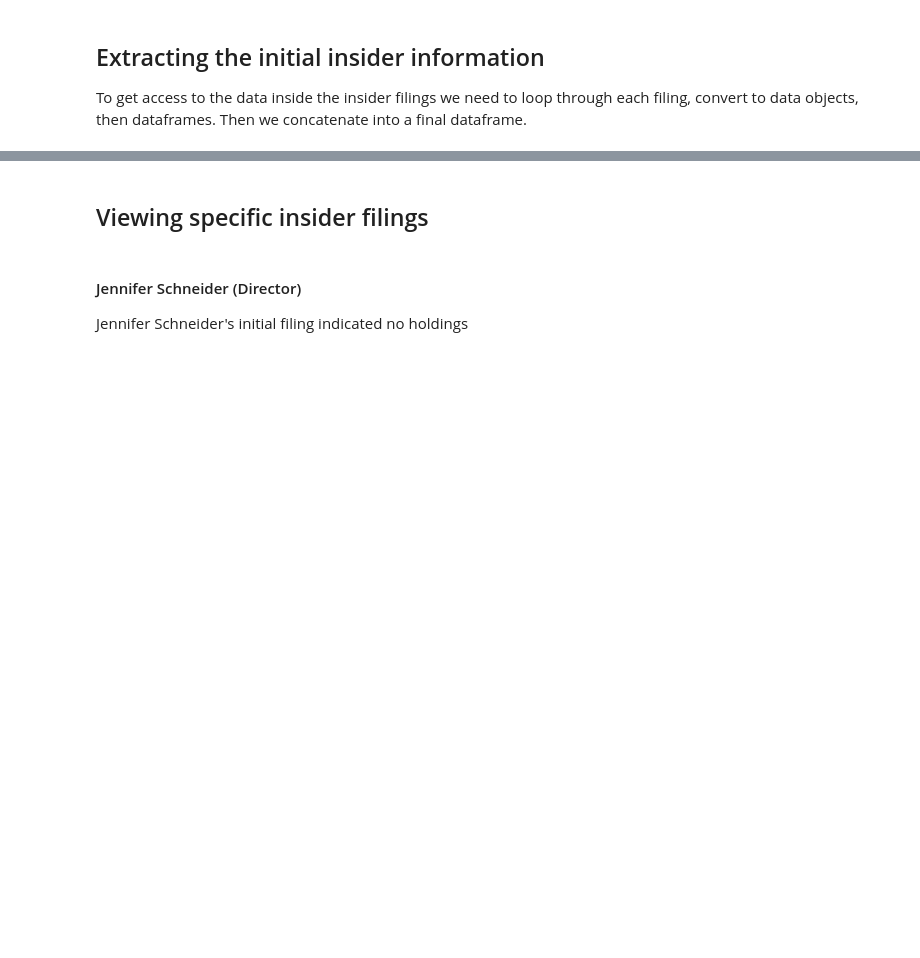
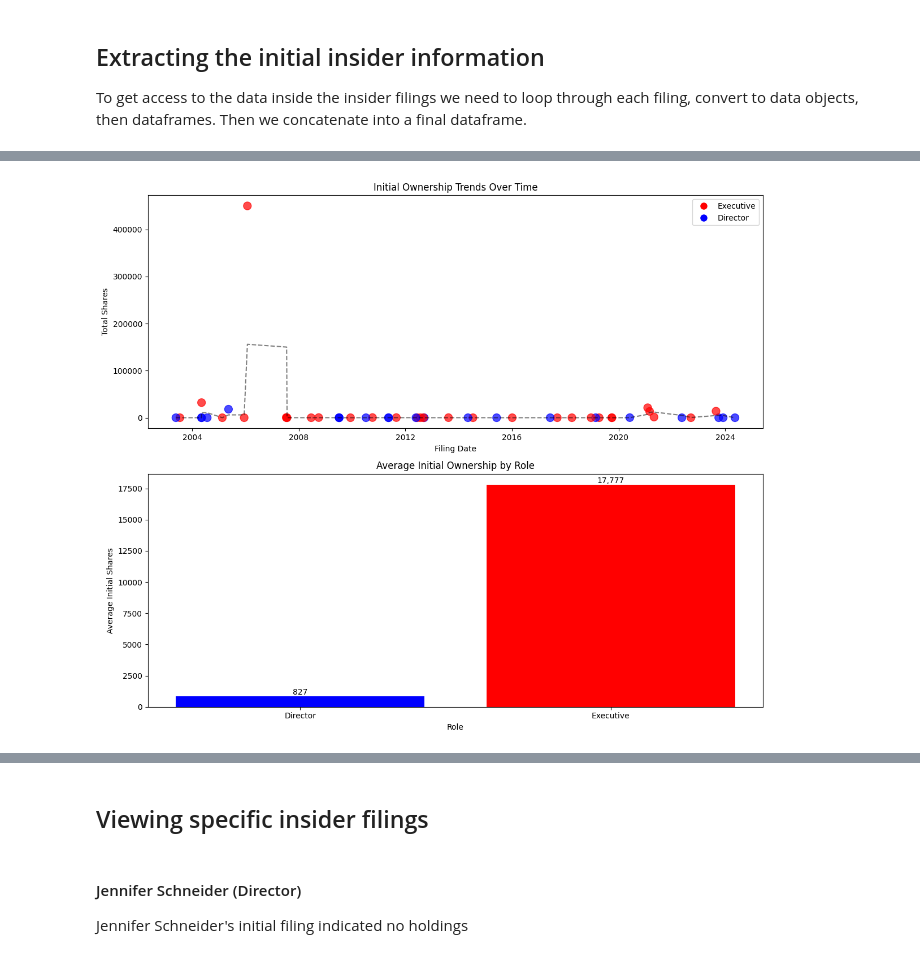
Before and after one commit to dgunning/edgartools, a Jupyter notebook: notebooks/Initial-Insider-Transactions.ipynb, the cells around one changed output, grey strips where cells are left out. Cells and saved outputs as stored; diff of their text form; code cells hidden in the pictures; blank space fills up the shorter version.

```diff
--- a/notebooks/Initial-Insider-Transactions.ipynb
+++ b/notebooks/Initial-Insider-Transactions.ipynb
@@ -106,0 +124,3 @@ There are just over 50 initial insider filings since **2004** for **VRTX**. This
+# %%
+form3 = initial_filings[0].obj()
+form3
@@ -146,0 +336,6 @@ insider_data
+# %%
+# 2. Visualize ownership trends
+fig = visualize_ownership_trends(vrtx_summary)
+plt.show()
+# %% [output]
+[figure, added]
```
Also changed, not shown: parts of 23 cells of this notebook.
